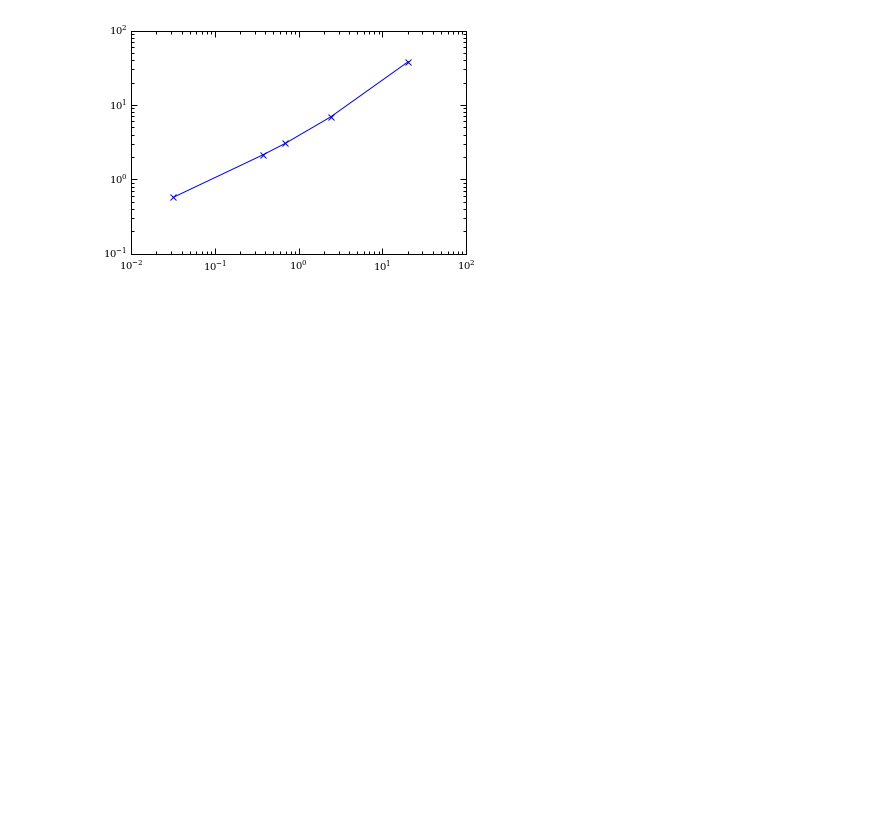
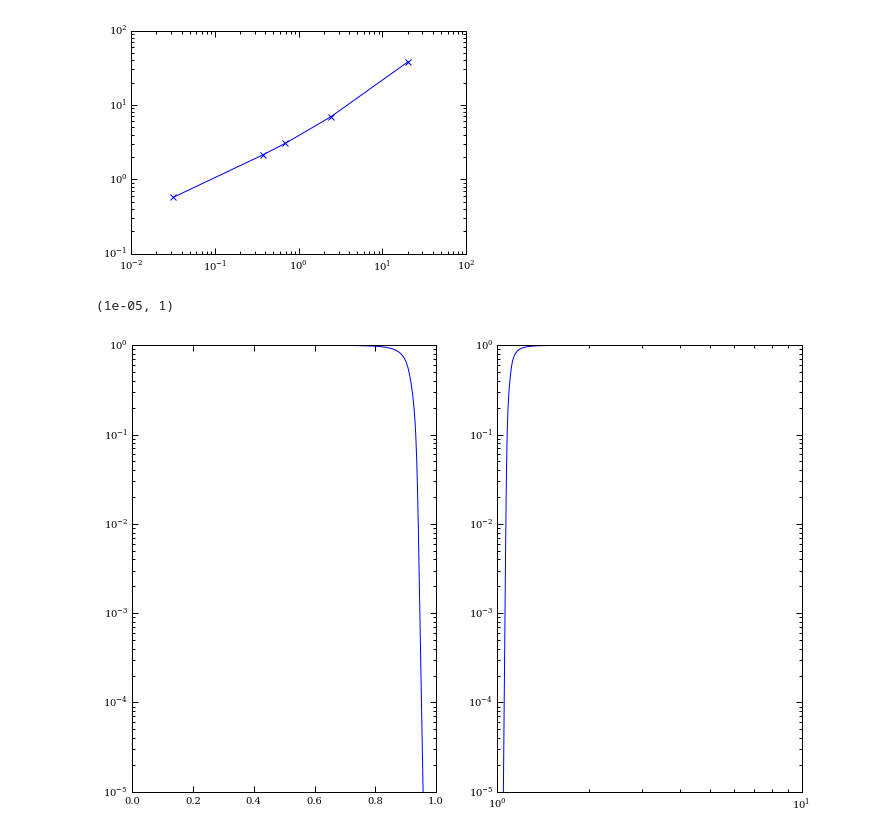
Before and after one commit to adamdempsey90/migration, a Jupyter notebook: migrationnb.ipynb, the cells around one changed output. Drawn from its saved outputs; the diff is of its cells as text; code cells hidden in the pictures; blank space fills up the shorter version.

Commit message:
Added in GR01 torque deposition.

```diff
--- a/migrationnb.ipynb
+++ b/migrationnb.ipynb
@@ -152,3 +151,20 @@ plt.loglog(avals,drifts,'-x')
 # %% [output]
 [<matplotlib.lines.Line2D at 0x...>]
 [figure]
+# %%
+xr=sim.rc[sim.rc>=sim.a]
+xl =sim.rc[sim.rc<=sim.a][::-1]
+phir=integ.cumtrapz(.5*sim.torque[sim.rc>=sim.a,-1]*sim.lam0[sim.rc>=sim.a],x=np.log(sim.rc[sim.rc>=sim.a]))
+phil=integ.cumtrapz(.5*sim.torque[sim.rc<=sim.a,-1][::-1]*sim.lam0[sim.rc<=sim.a][::-1],x=np.log(xl))
+# %%
+fig,axes=plt.subplots(1,2,figsize=(12,8))
+axes[1].plot(xr[1:]/sim.a,phir/phir[-1])
+axes[0].plot(xl[1:]/sim.a,phil/phil[-1])
+axes[1].set_xscale('log')
+axes[0].set_yscale('log')
+axes[1].set_yscale('log')
+axes[0].set_ylim(1e-5,1)
+axes[1].set_ylim(1e-5,1)
+# %% [output]
+(1e-05, 1)
+[figure, added]
```
Also changed, not shown: parts of 5 cells of this notebook, 4 other files.
